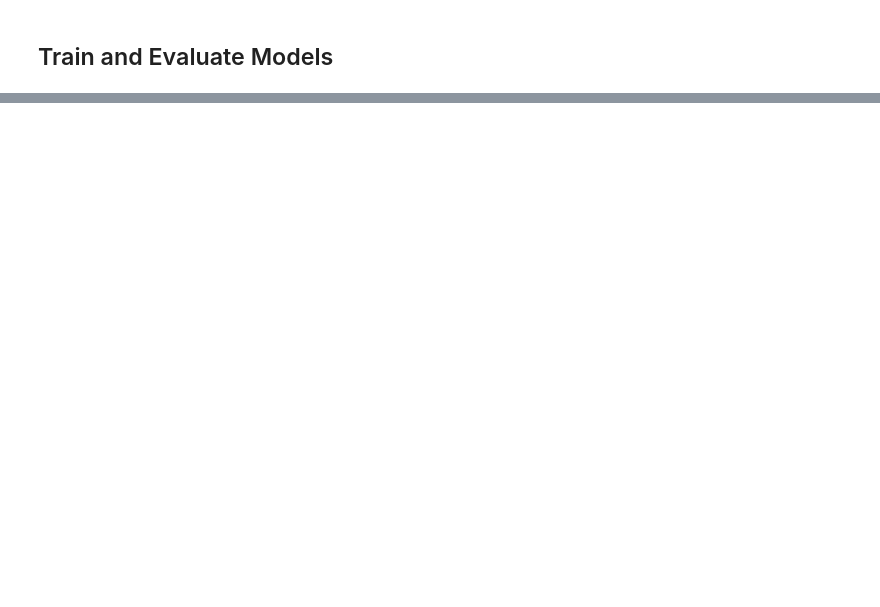
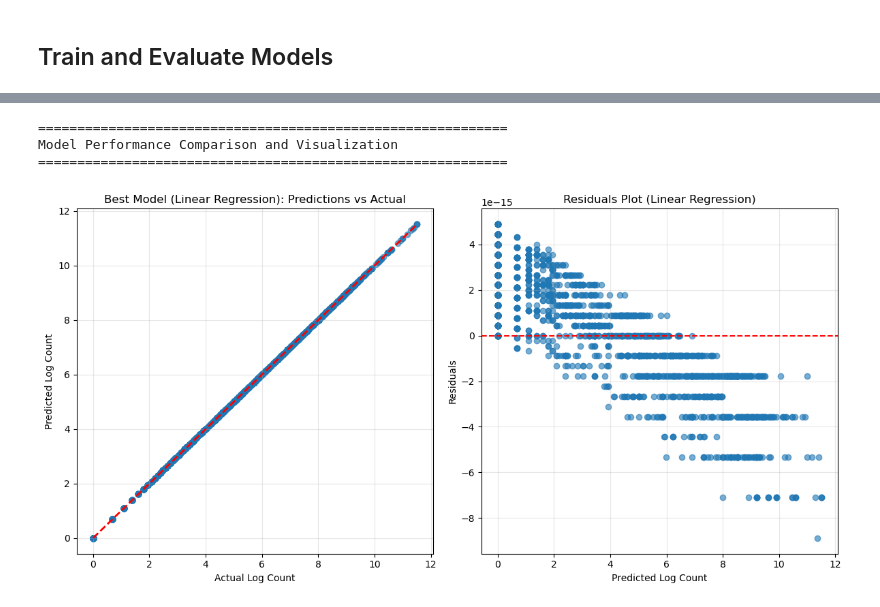
Before and after one commit to ijoel/berkeley-mlai-capstone-draft, a Jupyter notebook: Western_Monarch_Counts_EDA.ipynb, the cells around one changed output, grey strips where cells are left out. Drawn from its saved outputs; the diff is of its cells as text; code cells hidden in the pictures; blank space fills up the shorter version.

Commit message:
Add base model and analsysis improvements

```diff
--- a/Western_Monarch_Counts_EDA.ipynb
+++ b/Western_Monarch_Counts_EDA.ipynb
@@ -191,13 +204,0 @@ Index(['Region', 'Site Status', 'Boundary Quality', 'WMC Site'], dtype='object')
-# %%
-id_cols = ['GlobalID', 'Tag ID', 'ObjectID', 'Observation ID', 'Vetted Date']
-date_cols = ['Verbatim Observation Date', 'Observation Date', 'Count Start Time', 'Count End Time']
-misc_cols = ['New Site', 'Site Access', 'Access Note', 'Weather Comments', 'Cluster Notes']
-categorical_columns = counts_df.drop(columns=id_cols + date_cols + misc_cols).select_dtypes(include=['object', 'category']).columns
-
-unique_values = {}
-
-for col in categorical_columns:
-    unique_values[col] = counts_df[col].unique()
-
-print(categorical_columns)
-print(unique_values)
@@ -629,0 +603,32 @@ Preprocessing pipeline created successfully!
+# %%
+print_heading("Model Performance Comparison and Visualization")
+
+fig, axes = plt.subplots(1, 2, figsize=(12, 6))
+
+# Best model predictions vs actual
+best_model_name = max(results.items(), key=lambda x: x[1]['test_r2'])[0]
+best_predictions = results[best_model_name]['predictions']
+
+axes[0].scatter(y_test, best_predictions, alpha=0.6)
+axes[0].plot([y_test.min(), y_test.max()], [y_test.min(), y_test.max()], 'r--', lw=2)
+axes[0].set_xlabel('Actual Log Count')
+axes[0].set_ylabel('Predicted Log Count')
+axes[0].set_title(f'Best Model ({best_model_name}): Predictions vs Actual')
+axes[0].grid(True, alpha=0.3)
+
+# Residuals plot
+residuals = y_test - best_predictions
+axes[1].scatter(best_predictions, residuals, alpha=0.6)
+axes[1].axhline(y=0, color='r', linestyle='--')
+axes[1].set_xlabel('Predicted Log Count')
+axes[1].set_ylabel('Residuals')
+axes[1].set_title(f'Residuals Plot ({best_model_name})')
+axes[1].grid(True, alpha=0.3)
+
+plt.tight_layout()
+plt.show()
+# %% [output]
+============================================================
+Model Performance Comparison and Visualization
+============================================================
+[figure, added]
```
Also changed, not shown: parts of 34 cells of this notebook.
